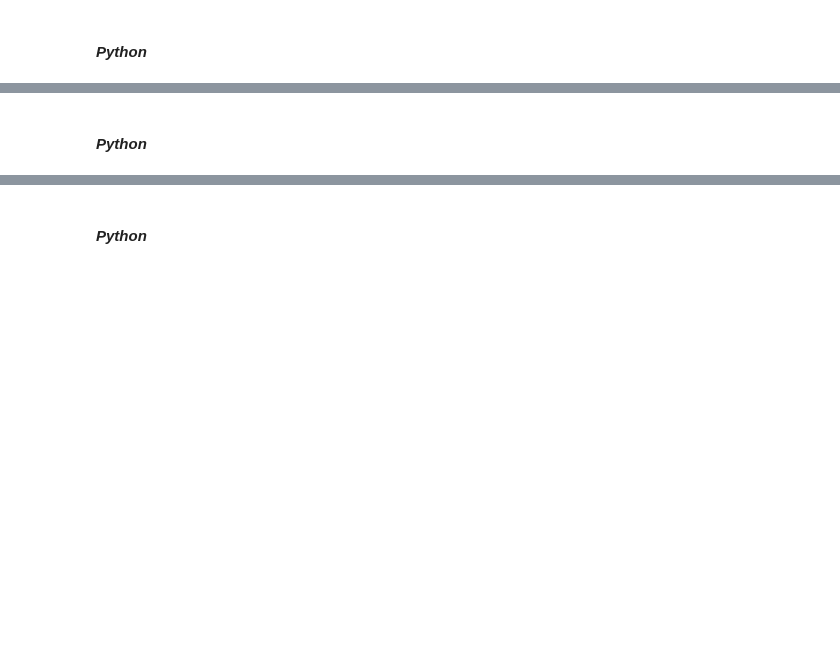
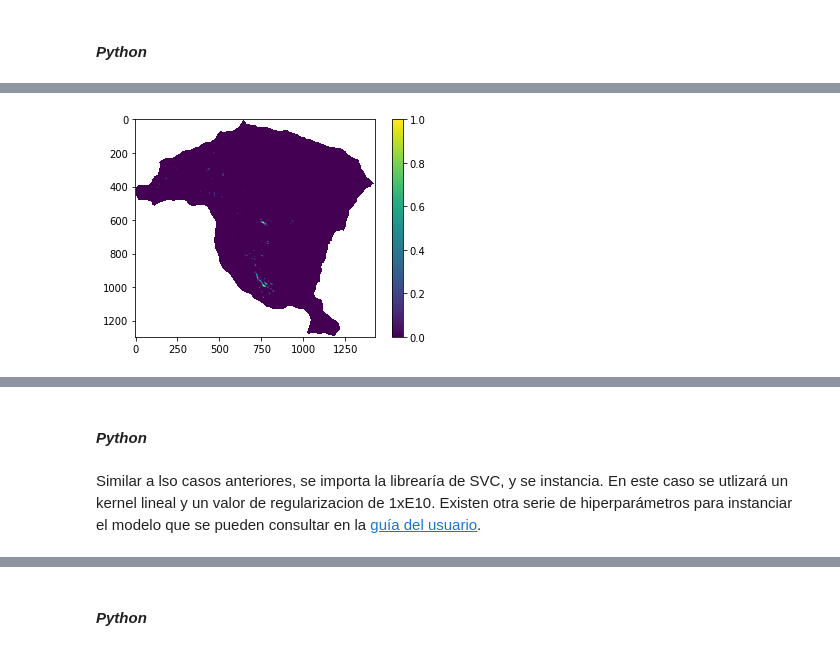
Before and after one commit to edieraristizabal/Libro_cartoGeotecnia, a Jupyter notebook: _sources/08_bivariado.ipynb, the cells around one changed output, grey strips where cells are left out. Cells and saved outputs as stored; diff of their text form; code cells hidden in the pictures; blank space fills up the shorter version.

```diff
--- a/_sources/08_bivariado.ipynb
+++ b/_sources/08_bivariado.ipynb
@@ -1219,0 +1222,5 @@ Intrepretación geométrica de LDA. Tomado de [Plepso](https://plepso.blogspot.c
+# %%
+from sklearn.discriminant_analysis import LinearDiscriminantAnalysis
+
+LDA = LinearDiscriminantAnalysis(n_components=1)
+LDA
@@ -1219,0 +1229,2 @@ Intrepretación geométrica de LDA. Tomado de [Plepso](https://plepso.blogspot.c
+# %%
+model = LDA.fit(X,y)
@@ -1219,0 +1233,4 @@ Intrepretación geométrica de LDA. Tomado de [Plepso](https://plepso.blogspot.c
+# %%
+f={'pendiente':pendiente_vector2,'aspecto':aspecto_vector2,'geologia':geologia_vector2}
+x_map=pd.DataFrame(f)
+x_map
@@ -1220,3 +1251,12 @@ Intrepretación geométrica de LDA. Tomado de [Plepso](https://plepso.blogspot.c
+# %%
+IS=model.predict(x_map)
+# %%
+IS=IS.reshape(pendiente.shape)
+IS=np.where(pendiente<0,np.nan,IS)
+plt.imshow(IS)
+plt.colorbar();
+# %% [output]
+[figure, added]
 # %% [markdown]
 ### *Support vector machine*
 
@@ -1239,3 +1279,5 @@ El *Maximal Margin Classifier* tiene poca aplicación práctica, ya que rara vez
 Por estas razones, es preferible crear un clasificador basado en un hiperplano que, aunque no separe perfectamente las dos clases, sea más robusto y tenga mayor capacidad predictiva al aplicarlo a nuevas observaciones (menos problemas de overfitting). Esto es exactamente lo que consiguen los clasificadores de vector soporte, también conocidos como soft margin classifiers o Support Vector Classifiers. Para lograrlo, en lugar de buscar el margen de clasificación más ancho posible que consigue que las observaciones estén en el lado correcto del margen; se permite que ciertas observaciones estén en el lado incorrecto del margen o incluso del hiperplano (Tomado de [cienciadedatos.net](https://www.cienciadedatos.net/documentos/34_maquinas_de_vector_soporte_support_vector_machines)).
 # %% [markdown]
 #### *Python*
+# %% [markdown]
+Similar a lso casos anteriores, se importa la librearía de SVC, y se instancia. En este caso se utlizará un kernel lineal y un valor de regularizacion de 1xE10. Existen otra serie de hiperparámetros para instanciar el modelo que se pueden consultar en la [guía del usuario](https://scikit-learn.org/stable/modules/generated/sklearn.svm.LinearSVC.html).
```
Also changed, not shown: parts of 29 cells of this notebook, 26 other files.
